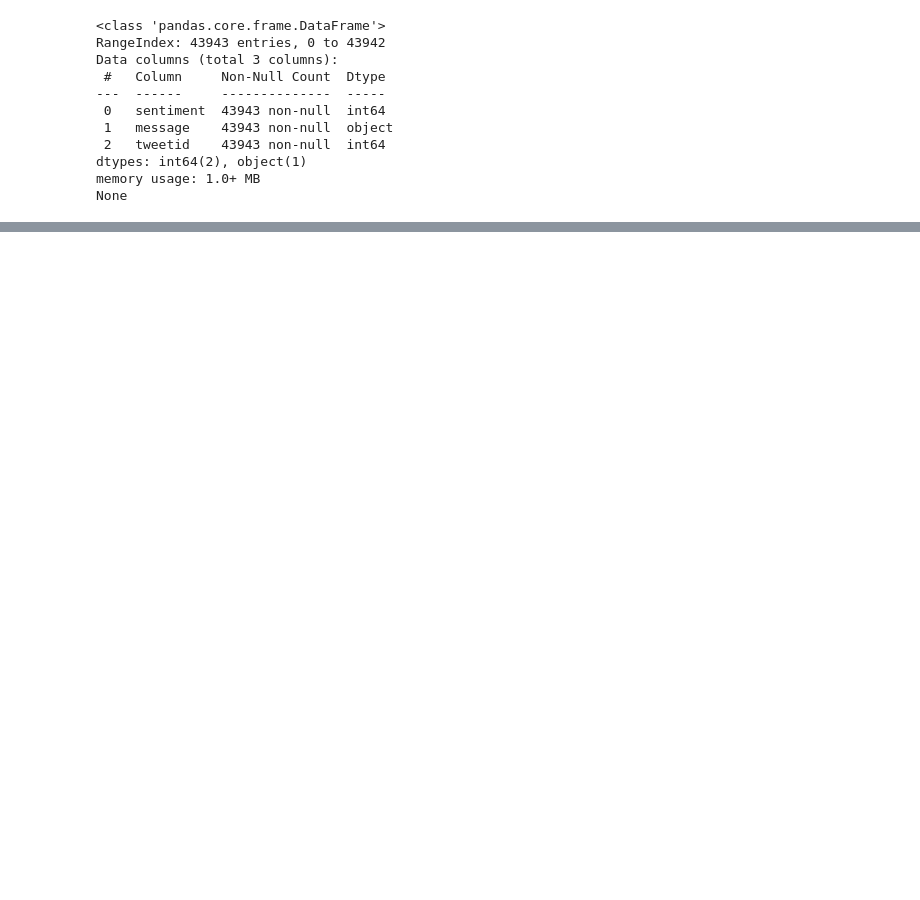
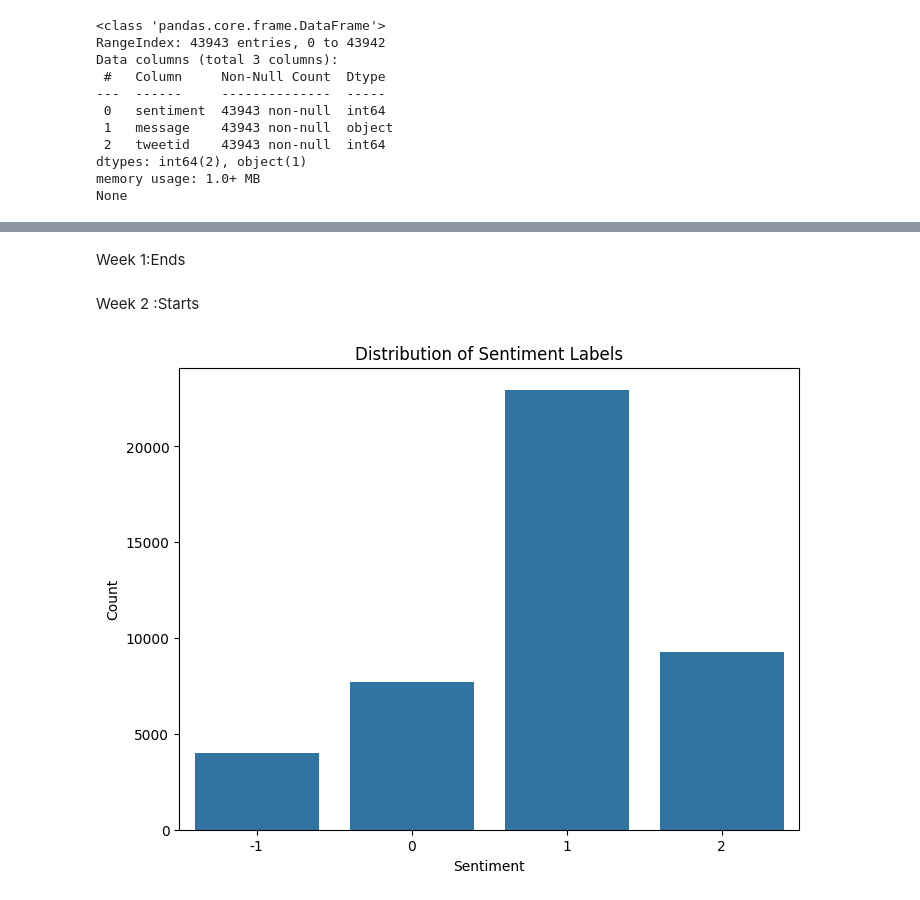
Before and after one commit to GOUTHAMVE04/Analyzing-Public-Opinion-on-Climate-Change-using-Twitter-Data, a Jupyter notebook: GreenAiSkill.ipynb, the cells around one changed output, grey strips where cells are left out. Cells and saved outputs as stored; diff of their text form; code cells hidden in the pictures; blank space fills up the shorter version.

Commit message:
Week 3 Updation

```diff
--- a/GreenAiSkill.ipynb
+++ b/GreenAiSkill.ipynb
@@ -174,0 +62,14 @@ Week 2:Ends
+# %% [markdown]
+Week  1:Ends
+# %% [markdown]
+Week 2 :Starts
+# %%
+# Univariate analysis for categorical feature
+plt.figure(figsize=(8,6))
+sns.countplot(x='sentiment', data=df)
+plt.title('Distribution of Sentiment Labels')
+plt.xlabel('Sentiment')
+plt.ylabel('Count')
+plt.show()
+# %% [output]
+[figure, added]
```
Also changed, not shown: parts of 38 cells of this notebook, 1 other file.
